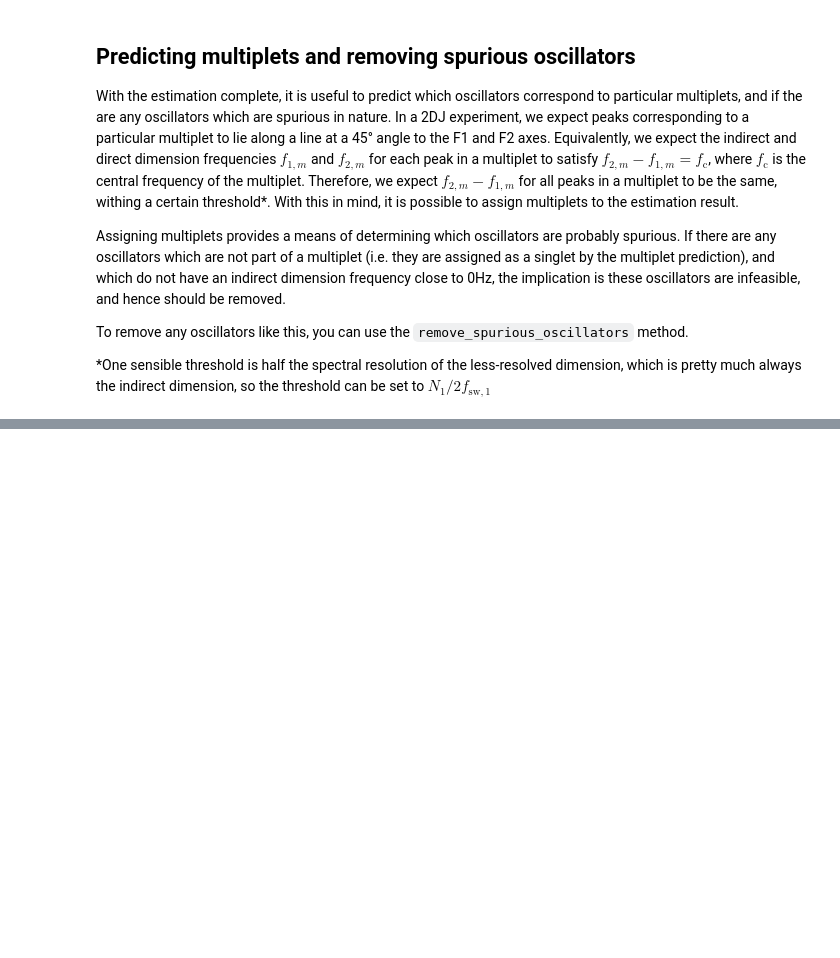
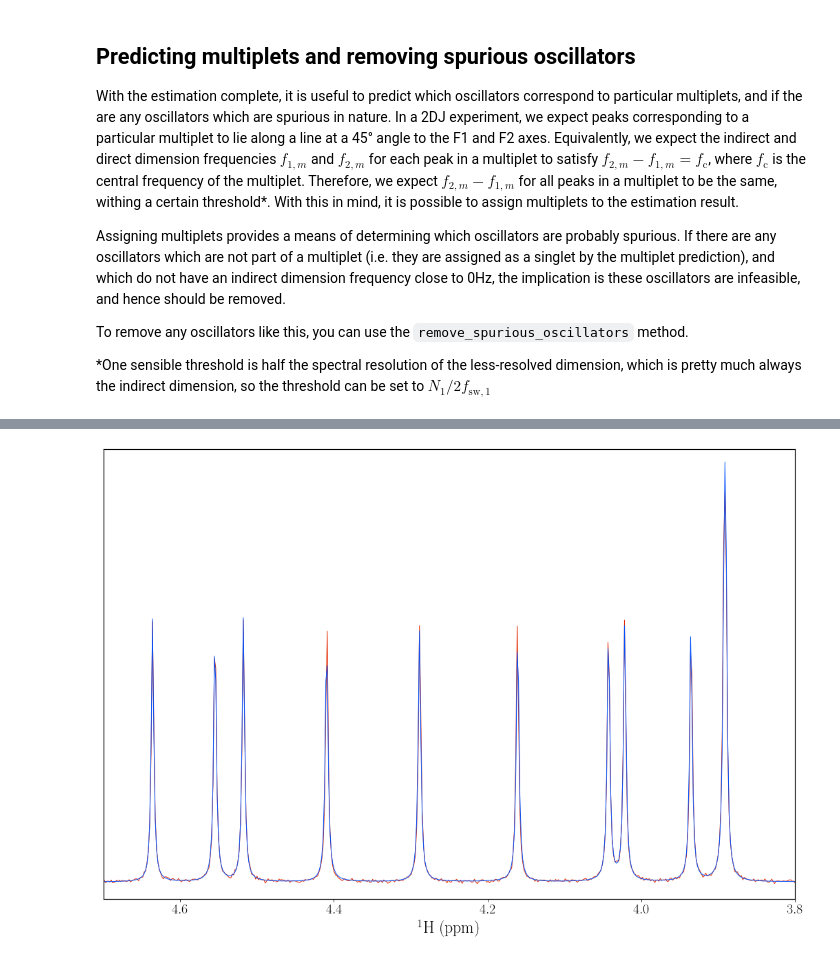
Before and after one commit to foroozandehgroup/NMR-EsPy, a Jupyter notebook: examples/jres/sucrose_synthetic/sucrose.ipynb, the cells around one changed output, grey strips where cells are left out. Drawn from its saved outputs; the diff is of its cells as text; code cells hidden in the pictures; blank space fills up the shorter version.

```diff
--- a/examples/jres/sucrose_synthetic/sucrose.ipynb
+++ b/examples/jres/sucrose_synthetic/sucrose.ipynb
@@ -150,0 +196,19 @@ fig.set_size_inches(*[3 * x for x in fig.get_size_inches()])
+# %%
+with open("fid_decoupled.pkl", "rb") as fh:
+    fid_decoupled = pickle.load(fh)[0]
+fid_decoupled[0] *= 0.5
+decoupled_spectrum = ne.sig.ft(fid_decoupled).real
+
+fig = plt.figure()
+ax = fig.add_subplot()
+ax.plot(shifts, decoupled_spectrum)
+ax.plot(shifts, neg_45_spectrum)
+ax.set_xlabel("$^1$H (ppm)")
+ax.set_xlim(4.7, 3.8)
+ax.set_yticks([])
+
+ax.tick_params(axis='x', which='major', labelsize=20)
+ax.set_xlabel(ax.get_xlabel(), fontdict={"fontsize": 24})
+fig.set_size_inches(*[3 * x for x in fig.get_size_inches()])
+# %% [output]
+[figure, added]
```
Also changed, not shown: parts of 6 cells of this notebook, 9 other files.
